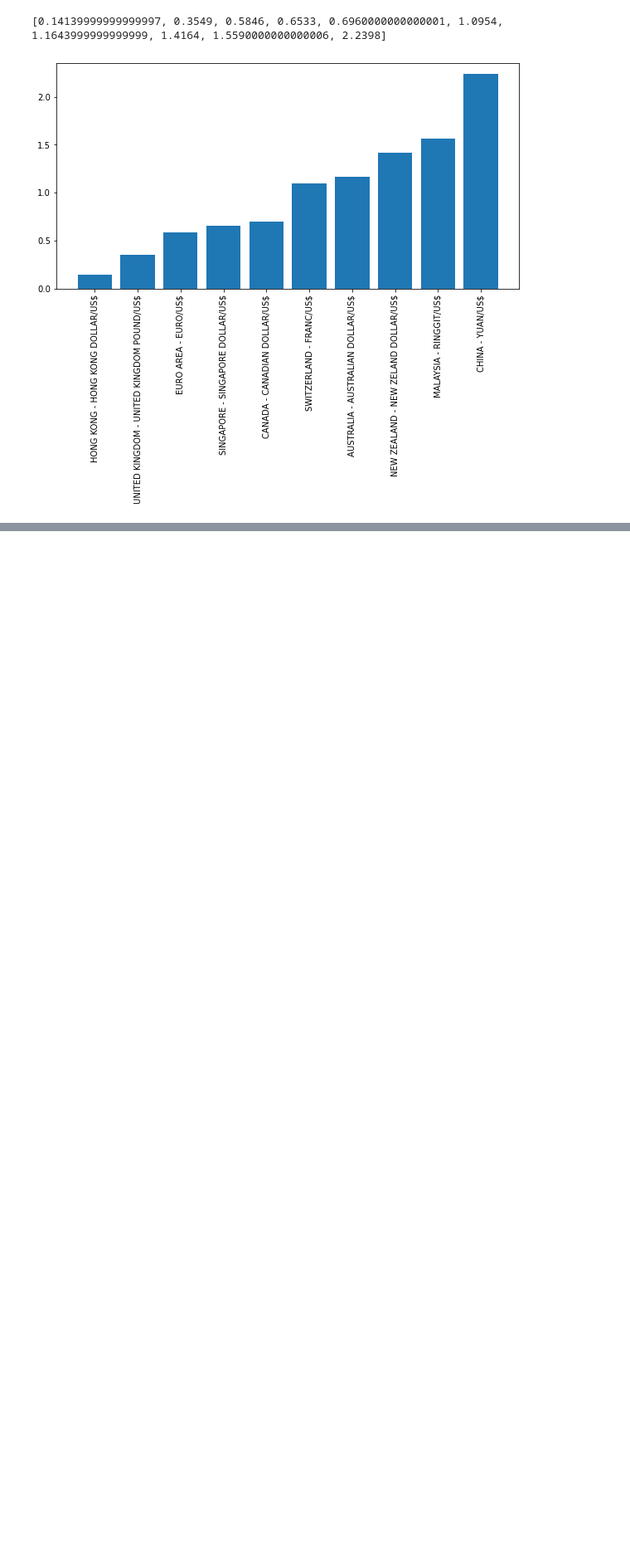
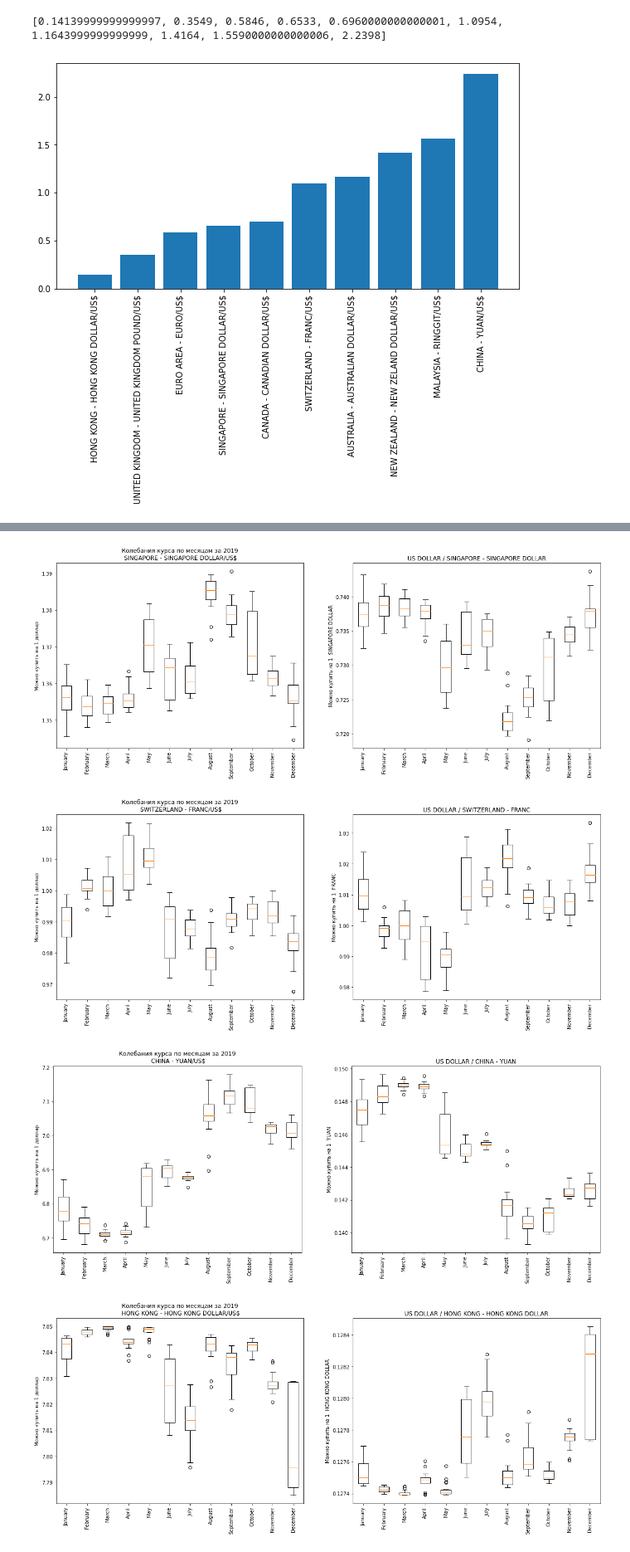
Before and after one commit to Nutamy/mitapp, a Jupyter notebook: eda-project-1.ipynb, the cells around one changed output, grey strips where cells are left out. Shown: that part at 83% size. Drawn from its saved outputs; the diff is of its cells as text; code cells hidden in the pictures; blank space fills up the shorter version.

```diff
--- a/eda-project-1.ipynb
+++ b/eda-project-1.ipynb
@@ -233,3 +232,3 @@ ________________________________________________________
 '\nНа каждую валюту мы построили два графика\n________________________________________________________\nПервый отношение валюты к доллару\n \nПримеры: \nвалюта 0.5 - значит, за 1 валюту можно купить 2 ...
 # %%
-best_list = ['SINGAPORE - SINGAPORE DOLLAR/US$', 'SWITZERLAND - FRANC/US$', 'CHINA - YUAN/US$', 'HONG KONG - HONG KONG DOLLAR/US$']
+best_list = ['SINGAPORE - SINGAPORE DOLLAR/US$', 'SWITZERLAND - FRANC/US$', 'CHINA - YUAN/US$', 'HONG KONG - HONG KONG DOLLAR/US$', 'NEW ZEALAND - NEW ZELAND DOLLAR/US$']
@@ -256,0 +275,3 @@ KeyError: "None of [Index([('SINGAPORE - SINGAPORE DOLLAR/US$', 'SWITZERLAND - F
+# %%
+data_2019 = rates[rates['year'] == 2019]
+data_2019.head()
@@ -256,0 +286,3 @@ KeyError: "None of [Index([('SINGAPORE - SINGAPORE DOLLAR/US$', 'SWITZERLAND - F
+# %%
+data_2019['month'] = data_2019['Time Serie'].apply(lambda x: datetime.strptime(x, '%Y-%m-%d').month)
+data_2019['month'].unique().tolist()
@@ -256,0 +296,44 @@ KeyError: "None of [Index([('SINGAPORE - SINGAPORE DOLLAR/US$', 'SWITZERLAND - F
+# %%
+data_2019_best = data_2019[best_list]
+def boxplot_monthes(data, currency):
+    cur_data = data[['Time Serie', currency]]
+    cur_data = cur_data[cur_data[currency] != 'ND']
+    cur_data[currency] = cur_data[currency].astype(float)
+    cur_data['year'] = cur_data['Time Serie'].apply(lambda x: datetime.strptime(x, '%Y-%m-%d').year)
+    cur_data['month'] = cur_data['Time Serie'].apply(lambda x: datetime.strptime(x, '%Y-%m-%d').month)
+
+    monthes = cur_data['month'].unique().tolist()
+    months = ['January', 'February', 'March', 'April', 'May', 'June', 'July', 'August', 'September', 'October', 'November', 'December']
+
+    fig = plt.figure(figsize=(20,7))
+    ax1 = fig.add_subplot(1,2,1)
+    ax2 = fig.add_subplot(1,2,2)
+
+    box = []
+    for month in monthes:
+        box.append(cur_data[cur_data['month'] == month][currency])
+
+    ax1.boxplot(box)
+    ax1.set_xticklabels(months, rotation=90)
+    ax1.set_title(f'Колебания курса по месяцам за 2019\n {currency}')
+    ax1.set_ylabel('Можно купить на 1 доллар')
+
+
+    box_us = []
+    cur_data['US'] = 1/cur_data[currency]
+    for month in monthes:
+        box_us.append(cur_data[cur_data['month'] == month]['US'])
+    ax2.boxplot(box_us)
+    ax2.set_xticklabels(months, rotation=90)
+    ax2.set_title(f'US DOLLAR / {currency[:-4]}')
+    ax2.set_ylabel(f'Можно купить на 1 {currency.split("-")[1][:-4]}')
+
+    plt.show()
+
+for best in best_list:
+    boxplot_monthes(data_2019, best)
+# %% [output]
+[figure, added]
+[figure, added]
+[figure, added]
+[figure, added]
```
Also changed, not shown: parts of 12 cells of this notebook.
